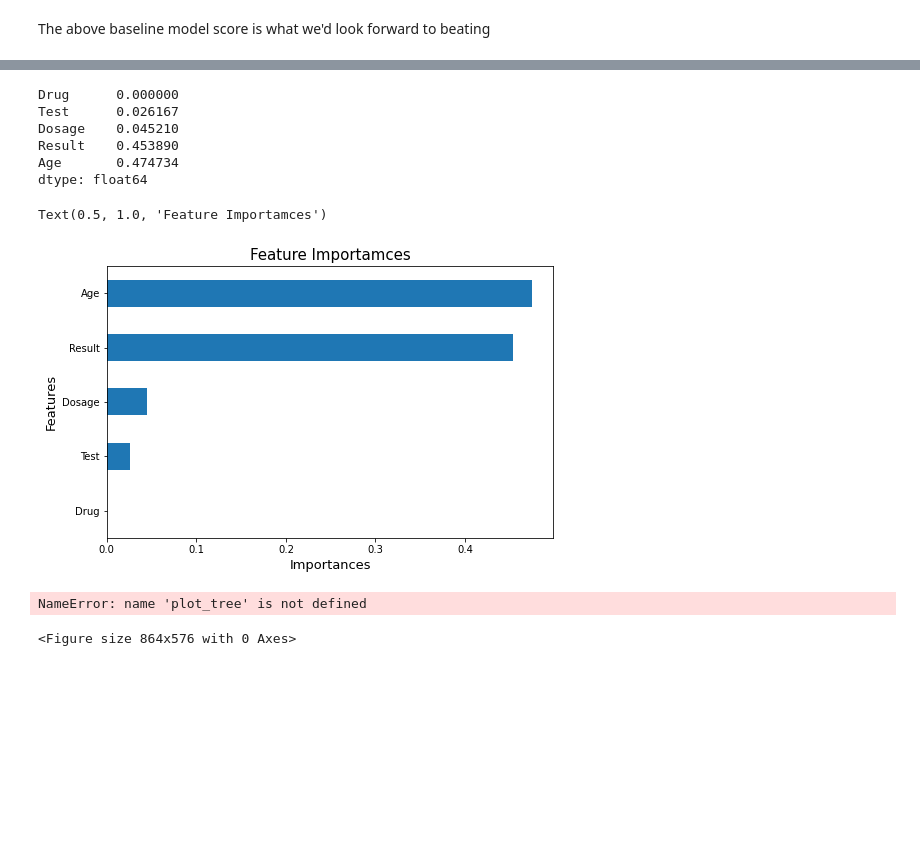
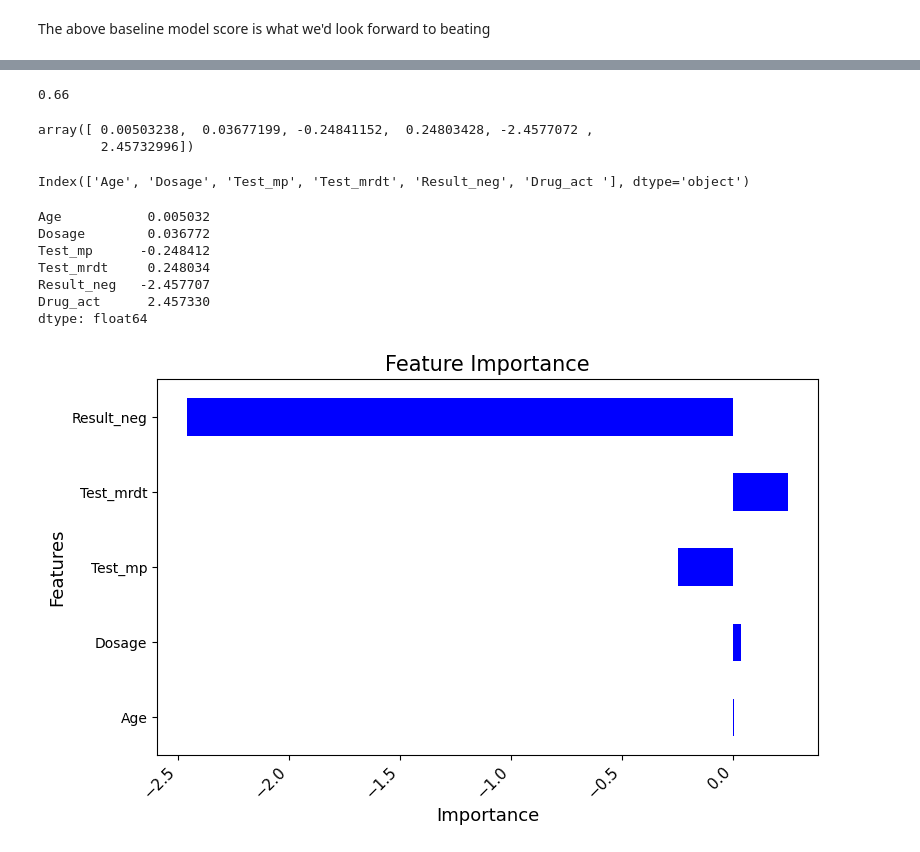
Before and after one commit to Sordhiq/Malaria_Classification, a Jupyter notebook: classification_model.ipynb, the cells around one changed output, grey strips where cells are left out. Cells and saved outputs as stored; diff of their text form; code cells hidden in the pictures; blank space fills up the shorter version.

```diff
--- a/classification_model.ipynb
+++ b/classification_model.ipynb
@@ -304,6 +395,8 @@ The above baseline model score is what we'd look forward to beating
 # %%
 # Instantiating imported models
 
-logreg = LogisticRegression(random_state=11)
+logreg = LogisticRegression(random_state=11, n_jobs=-1, )
 tree = DecisionTreeClassifier(random_state=11)
-bag = BaggingClassifier(base_estimator=tree, n_estimators=13, n_jobs=-1, random_state=11)
+forest = RandomForestClassifier(n_jobs=-1, random_state=11)
+bag = BaggingClassifier(n_estimators=13, n_jobs=-1, random_state=11)
+vote = VotingClassifier(estimators=[("forest", forest), ("logistics", logreg)], n_jobs=-1)
@@ -371,0 +565,4 @@ tree.get_params
+# %%
+accur
+# %% [output]
+0.66
@@ -372,30 +571,38 @@ tree.get_params
+# %%
+importances = logreg.coef_[0]
+importances
+# %% [output]
+array([ 0.00503238,  0.03677199, -0.24841152,  0.24803428, -2.4577072 ,
+        2.45732996])
 # %%
-feat_n = X1.columns.str.capitalize()
+feat_n = X.columns.str.capitalize()
+feat_n
+# %% [output]
+Index(['Age', 'Dosage', 'Test_mp', 'Test_mrdt', 'Result_neg', 'Drug_act '], dtype='object')
 # %%
-merge = pd.Series(importances, feat_n).sort_values()
+merge = pd.Series(importances, feat_n)
 merge
 # %% [output]
-Drug      0.000000
-Test      0.026167
-Dosage    0.045210
-Result    0.453890
-Age       0.474734
+Age           0.005032
+Dosage        0.036772
+Test_mp      -0.248412
+Test_mrdt     0.248034
+Result_neg   -2.457707
+Drug_act      2.457330
 dtype: float64
 # %%
 plt.figure(figsize=(8, 5))
-
-merge.plot(kind="barh")
-plt.ylabel("Features", fontsize=13)
-plt.xlabel("Importances",  fontsize=13)
-plt.title("Feature Importamces",  fontsize=15)
+merge.head(5).plot(kind='barh', color='blue')
+plt.title('Feature Importance', fontsize=15)
+plt.ylabel('Features', fontsize=13)
+plt.xlabel('Importance', fontsize=13)
+plt.xticks(rotation=45, ha='right', fontsize=11)
+plt.tight_layout()
+plt.show()
 # %% [output]
-Text(0.5, 1.0, 'Feature Importamces')
-[figure, old version]
+[figure, new version]
 # %%
 plt.figure(figsize=(12, 8))
 
-plot_tree(tree, filled=True, feature_names=importances, class_names=y.name)
+tree.plot_tree(tree, filled=True, feature_names=importances, class_names=y.name)
 plt.show()
-# %% [output]
-NameError: name 'plot_tree' is not defined
-<Figure size 864x576 with 0 Axes>
```
Also changed, not shown: parts of 63 cells of this notebook.
